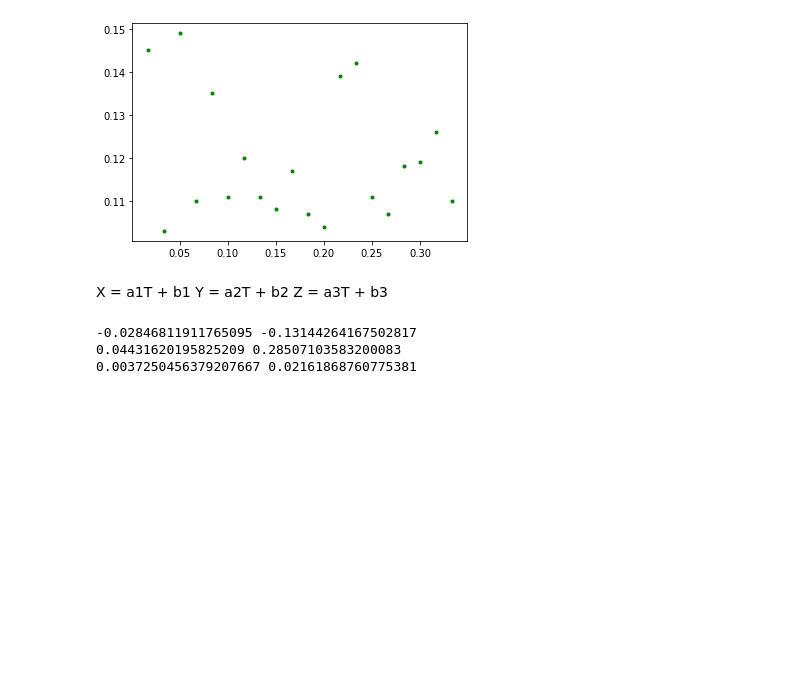
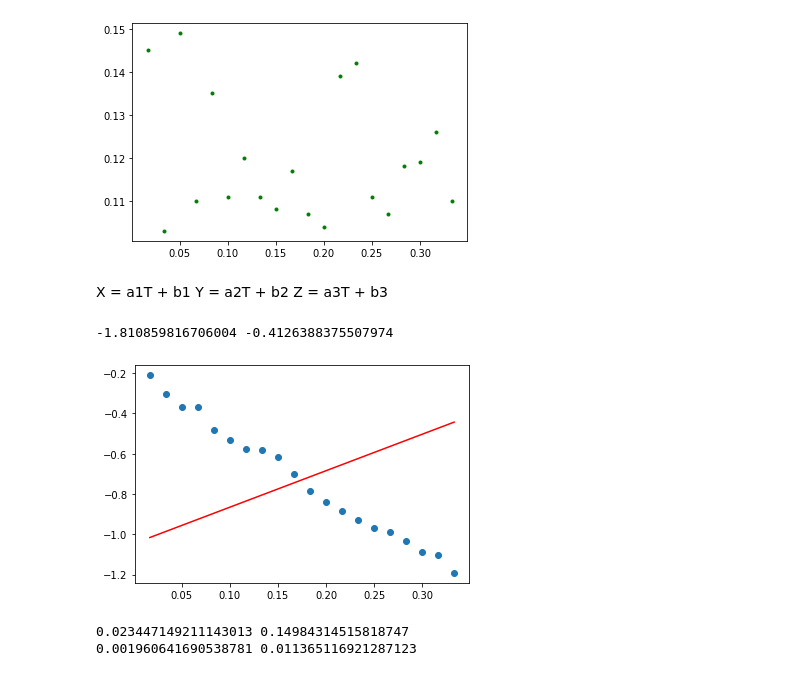
Before and after one commit to natanbcpc/supervised-learning, a Jupyter notebook: Project 2.ipynb, the cells around one changed output. Saved outputs shown, nothing was run; the diff lists cells and outputs as text; code cells hidden in the pictures; blank space fills up the shorter version.

Commit message:
Changes in the grandient descendant algorithm

```diff
--- a/Project 2.ipynb
+++ b/Project 2.ipynb
@@ -55,34 +55,37 @@ plt.show()
 [figure]
 [figure]
 [figure]
-# %% [markdown]
-X = a1T + b1
-Y = a2T + b2
-Z = a3T + b3
-# %%
-def gradientDescendant(a, b, L, epochs, T, W):
-    n = float(len(T))
-
-    for i in range(epochs):
-        pred_W = a*T + b
-        temp_a = (-2/n) * sum(T * (W - pred_W))
-        temp_b = (-2/n) * sum(W - pred_W)
-        a = a - L * temp_a
-        b = b - L * temp_b
-
-    return a, b
-
-a1, b1 = gradientDescendant(0, 0, 0.0001, 1000, T, X1)
-print(a1, b1)
-x1 = 1
-y1 = a1*x1 + b1
-
-
-a2, b2 = gradientDescendant(0, 0, 0.0001, 1000, T, Y1)
-print(a2, b2)
-a3, b3 = gradientDescendant(0, 0, 0.0001, 1000, T, Z1)
-print(a3, b3)
-# %% [output]
--0.02846811911765095 -0.13144264167502817
-0.04431620195825209 0.28507103583200083
-0.0037250456379207667 0.02161868760775381
+# %% [markdown]
+X = a1T + b1
+Y = a2T + b2
+Z = a3T + b3
+# %%
+def gradientDescendant(a, b, L, epochs, T, W):
+    n = float(len(W))
+
+    for i in range(epochs):
+        temp_a = (1/n) * sum((b + (a*T) - W) * T) # angular
+        temp_b = (1/n) * sum(b + (a*T) - W) # linear
+        a = a - (L * temp_a)
+        b = b - (L * temp_b)
+
+    return a, b
+
+a1, b1 = gradientDescendant(0, 0, 0.01, 10000, T, X1)
+print(a1, b1)
+
+pred_X1 = a1*T + b1
+plt.scatter(T, X1)
+plt.plot([min(T), max(T)], [min(pred_X1), max(pred_X1)], color='red')  # regression line
+plt.show()
+
+
+a2, b2 = gradientDescendant(0, 0, 0.0001, 1000, T, Y1)
+print(a2, b2)
+a3, b3 = gradientDescendant(0, 0, 0.0001, 1000, T, Z1)
+print(a3, b3)
+# %% [output]
+-1.810859816706004 -0.4126388375507974
+[figure, added]
+0.023447149211143013 0.14984314515818747
+0.001960641690538781 0.011365116921287123
```
